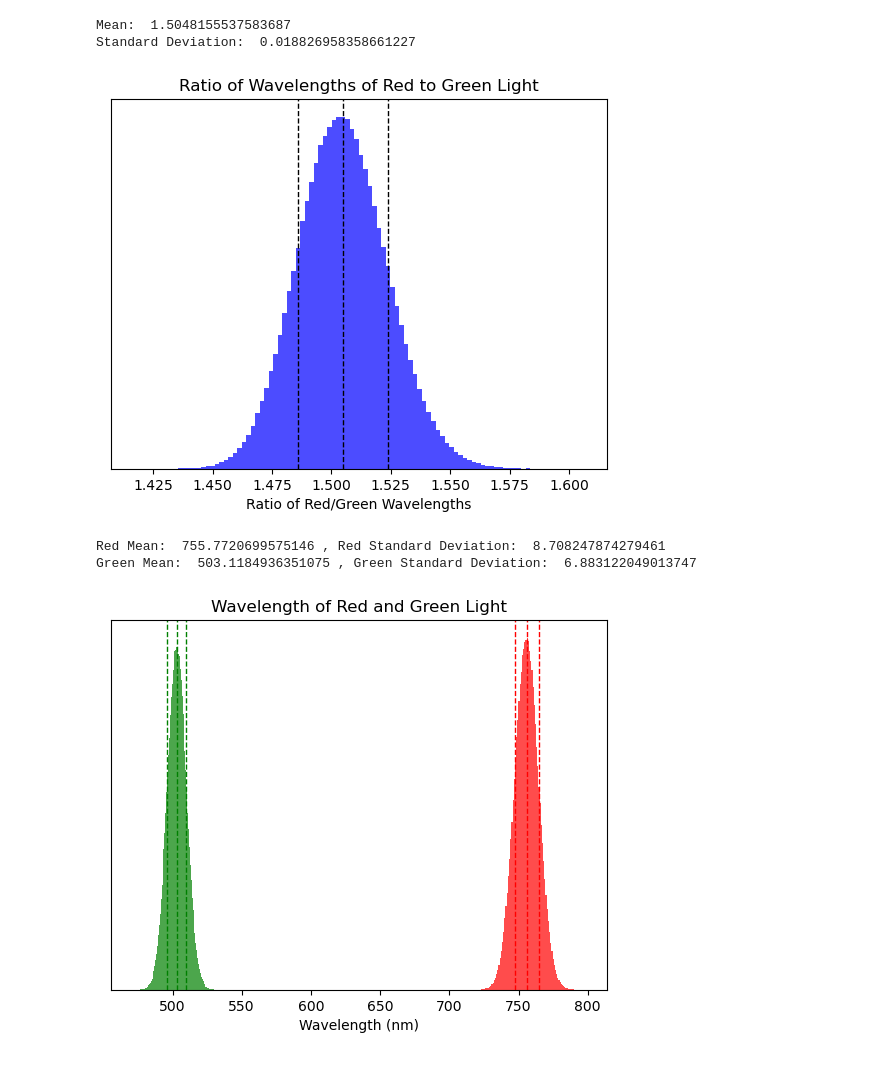
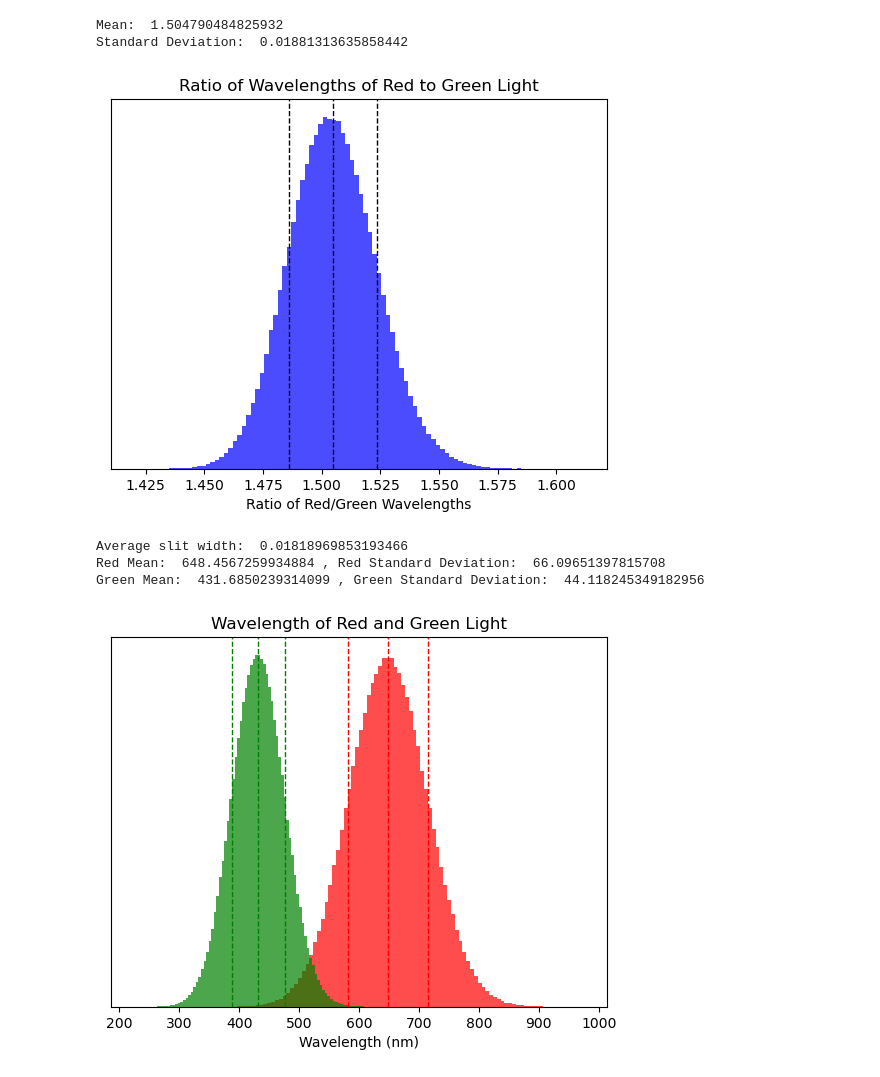
Before and after one commit to alexanderschatzberg/diffraction_lab, a Jupyter notebook: calculations.ipynb, the cells around one changed output. Cells and saved outputs as stored; diff of their text form; code cells hidden in the pictures.

```diff
--- a/calculations.ipynb
+++ b/calculations.ipynb
@@ -26,7 +26,7 @@ def average_hist_array(array):
 
 #Ordered by dist from center to null
 std = 0.1 #cm
-size = 10000000
+size = 1000000
 #Distances in cm
 #Red
 red_data_right = np.array([2.7, 5.4, 7.7, 10.0, 12.5])
@@ -82,16 +82,19 @@ plt.yticks([])
 print("Mean: ", mean)
 print("Standard Deviation: ", std)
 # %% [output]
-Mean:  1.5048155537583687
-Standard Deviation:  0.018826958358661227
+Mean:  1.504790484825932
+Standard Deviation:  0.01881313635858442
-[figure, old version]
+[figure, new version]
 # %%
 #Calculating the actual wavelength of the two colors
 
-#Width of slit
-slit_width = 0.0212 #cm
-slit_width_err = 0.0002 #cm
-slit_hist = np.random.normal(slit_width, slit_width_err, size)
+#Num of pixels in .1 cm: 37 +- 1
+mm_pixels = np.random.normal(55, 1, size)
+#Num of pixels in the slit: 15 +- 1
+slit_pixels = np.random.normal(11, 1, size)
+
+slit_hist = (.1/mm_pixels)*slit_pixels
+print("Average slit width: ", np.mean(slit_hist))
 
 #Equation to calculate the wavelength
 # Red: wavelength = (asin(arctan(ymr/x)))/m
@@ -114,35 +117,36 @@ green_wavelength = average_hist_array(green_wavelength)
 for i in range(len(red_wavelength)):
     red_wavelength[i] = red_wavelength[i]*10000000
     green_wavelength[i] = green_wavelength[i]*10000000
 
 #Plotting the data
-plt.hist(red_wavelength, bins=100, color='red', label='Red Wavelength')
-plt.hist(green_wavelength, bins=100, color='green', label='Green Wavelength')
+plt.hist(red_wavelength, bins=100, color='red', alpha=0.7, label='Red Wavelength')
+plt.hist(green_wavelength, bins=100, color='green', alpha=0.7, label='Green Wavelength')
 
 #Labels
 plt.title('Wavelength of Red and Green Light')
 plt.xlabel("Wavelength (nm)")
 
 green_mean = np.mean(green_wavelength)
 green_std = np.std(green_wavelength)
 
 red_mean = np.mean(red_wavelength)
 red_std = np.std(red_wavelength)
 
 #Mean and error lines
 plt.axvline(green_mean, color='g', linestyle='dashed', linewidth=1, label='Green Mean')
 plt.axvline(green_mean+green_std, color='g', linestyle='dashed', linewidth=1, label='Green 1 sigma')
 plt.axvline(green_mean-green_std, color='g', linestyle='dashed', linewidth=1, )
 
 plt.axvline(red_mean, color='r', linestyle='dashed', linewidth=1, label='Red Mean')
 plt.axvline(red_mean+red_std, color='r', linestyle='dashed', linewidth=1, label='Red 1 sigma')
 plt.axvline(red_mean-red_std, color='r', linestyle='dashed', linewidth=1, )
 
 #Labels
 plt.yticks([])
 print('Red Mean: ', red_mean, ', Red Standard Deviation: ', red_std)
 print('Green Mean: ', green_mean, ', Green Standard Deviation: ', green_std)
 # %% [output]
-Red Mean:  755.7720699575146 , Red Standard Deviation:  8.708247874279461
-Green Mean:  503.1184936351075 , Green Standard Deviation:  6.883122049013747
+Average slit width:  0.01818969853193466
+Red Mean:  648.4567259934884 , Red Standard Deviation:  66.09651397815708
+Green Mean:  431.6850239314099 , Green Standard Deviation:  44.118245349182956
-[figure, old version]
+[figure, new version]
```
